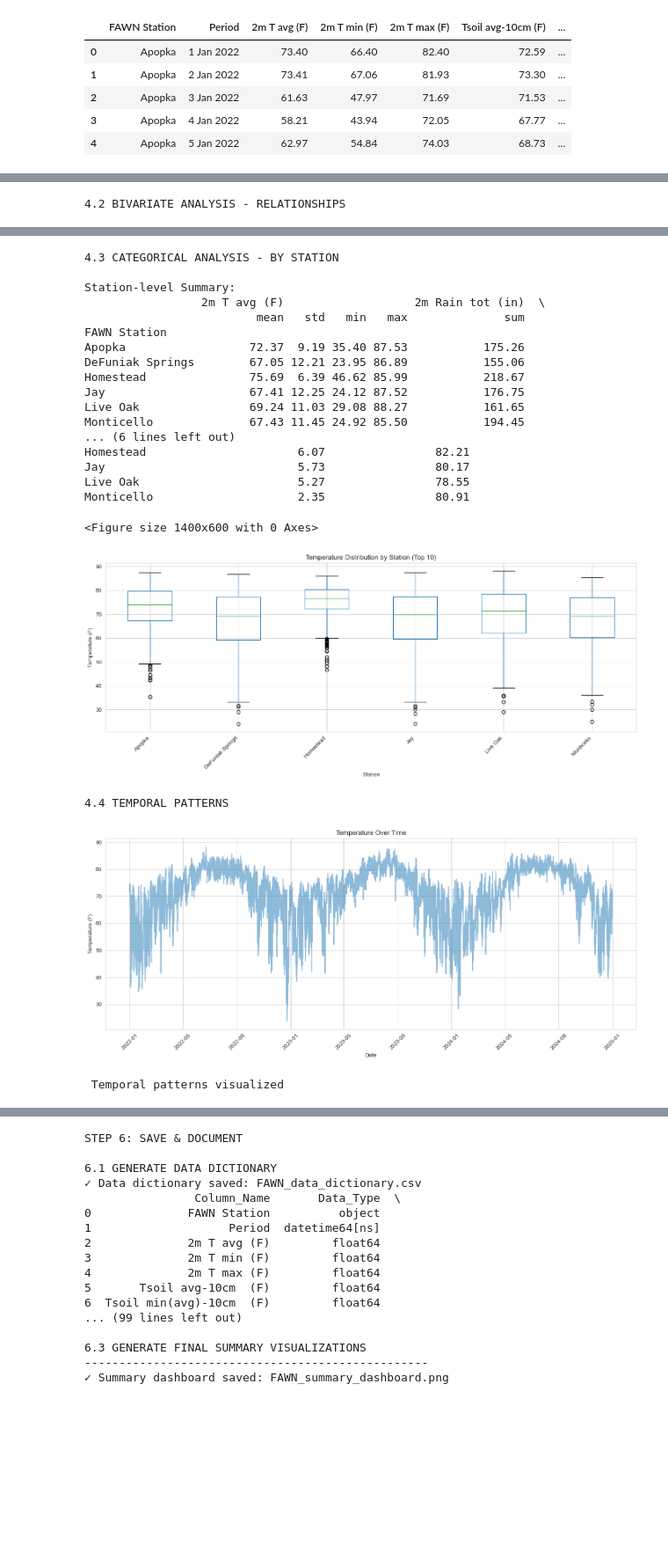
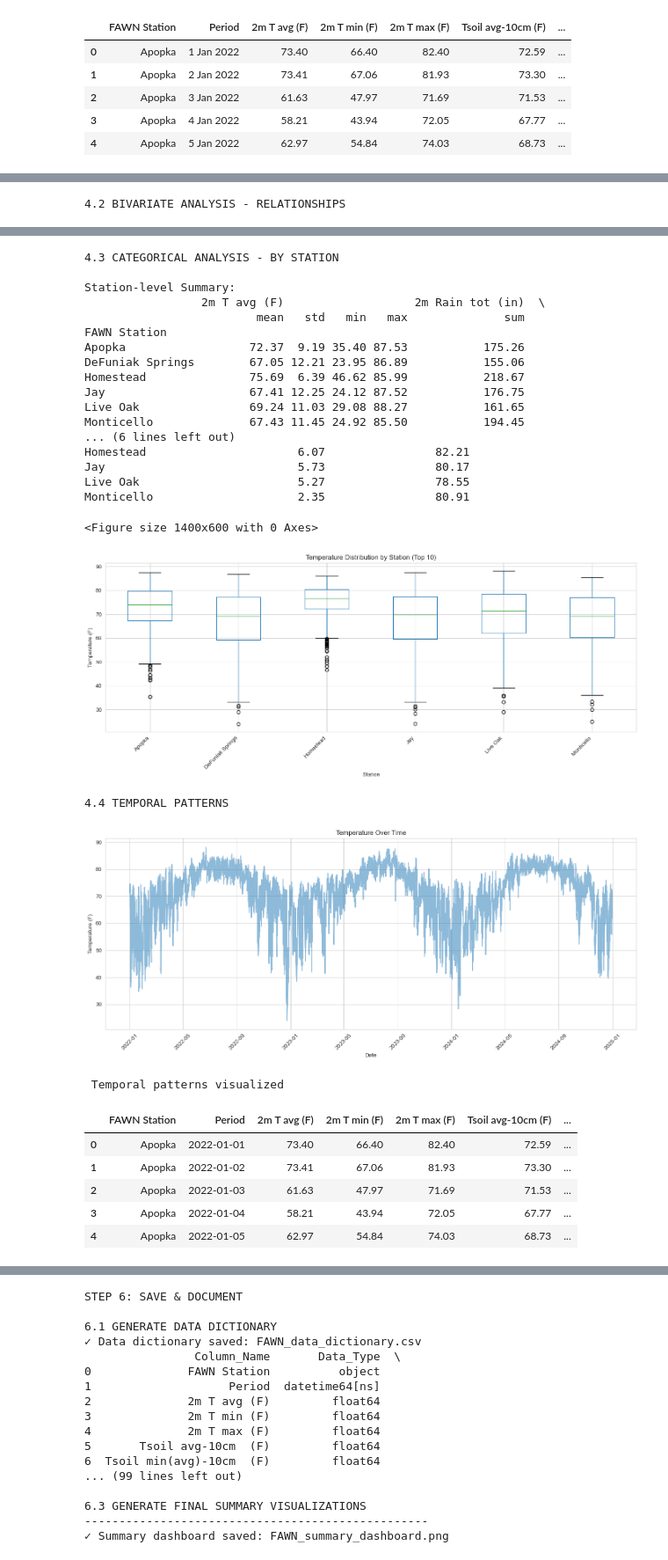
Before and after one commit to dtillman20/EDA-INSY6500-Project, a Jupyter notebook: EDA_final_project_Finaldraft.ipynb, the cells around one changed output, grey strips where cells are left out. Shown at 88% size. Drawn from its saved outputs; the diff is of its cells as text; code cells hidden in the pictures; blank space fills up the shorter version.

```diff
--- a/EDA_final_project_Finaldraft.ipynb
+++ b/EDA_final_project_Finaldraft.ipynb
@@ -523,6 +552,8 @@ if 'Period' in df.columns:
         print(" Temporal patterns visualized")
     except:
         print(" Could not analyze temporal patterns")
+
+df.head()
 # %% [output]
 STEP 4: STATISTICAL EXPLORATORY DATA ANALYSIS
 
@@ -543,30 +574,36 @@ Strongest Correlations (|r| > 0.5):
 2m T min (F) ↔ Tsoil min(avg)-10cm  (F): 0.914
 2m T min (F) ↔ Tsoil max(avg)-10cm  (F): 0.841
 ... (19 lines left out)
 2m DewPt avg (F) ↔ 2m WetBulb (F): 0.988
 2m Rain tot (in) ↔ 2m Rain max over 15min (in): 0.801
 10m Wind avg (mph) ↔ 10m Wind min (mph): 0.653
 10m Wind avg (mph) ↔ 10m Wind max (mph): 0.681
 [figure]
 4.3 CATEGORICAL ANALYSIS - BY STATION
 
 Station-level Summary:
                  2m T avg (F)                   2m Rain tot (in)  \
                          mean   std   min   max              sum
 FAWN Station
 Apopka                  72.37  9.19 35.40 87.53           175.26
 DeFuniak Springs        67.05 12.21 23.95 86.89           155.06
 Homestead               75.69  6.39 46.62 85.99           218.67
 Jay                     67.41 12.25 24.12 87.52           176.75
 Live Oak                69.24 11.03 29.08 88.27           161.65
 Monticello              67.43 11.45 24.92 85.50           194.45
 ... (6 lines left out)
 Homestead                      6.07                82.21
 Jay                            5.73                80.17
 Live Oak                       5.27                78.55
 Monticello                     2.35                80.91
 <Figure size 1400x600 with 0 Axes>
 [figure]
 4.4 TEMPORAL PATTERNS
 [figure]
  Temporal patterns visualized
+|  | FAWN Station | Period | 2m T avg (F) | 2m T min (F) | 2m T max (F) | Tsoil avg-10cm (F) | ... |
+| 0 | Apopka | 2022-01-01 | 73.40 | 66.40 | 82.40 | 72.59 | ... |
+| 1 | Apopka | 2022-01-02 | 73.41 | 67.06 | 81.93 | 73.30 | ... |
+| 2 | Apopka | 2022-01-03 | 61.63 | 47.97 | 71.69 | 71.53 | ... |
+| 3 | Apopka | 2022-01-04 | 58.21 | 43.94 | 72.05 | 67.77 | ... |
+| 4 | Apopka | 2022-01-05 | 62.97 | 54.84 | 74.03 | 68.73 | ... |
```
Also changed, not shown: parts of 19 cells of this notebook.
